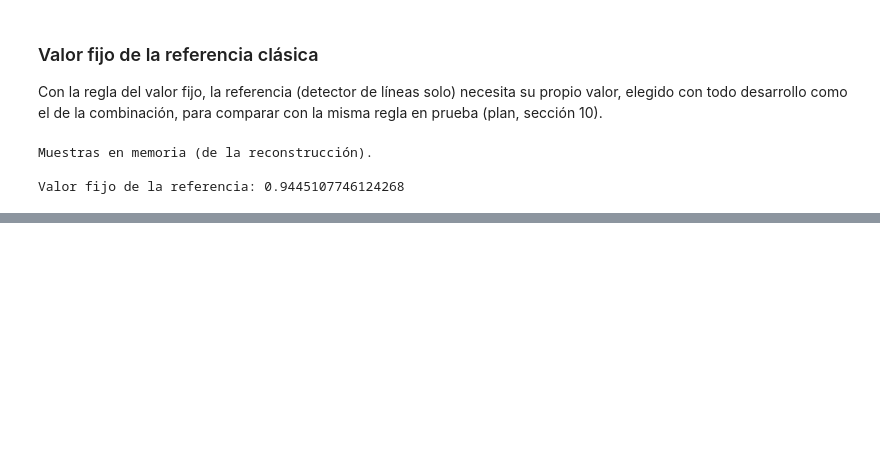
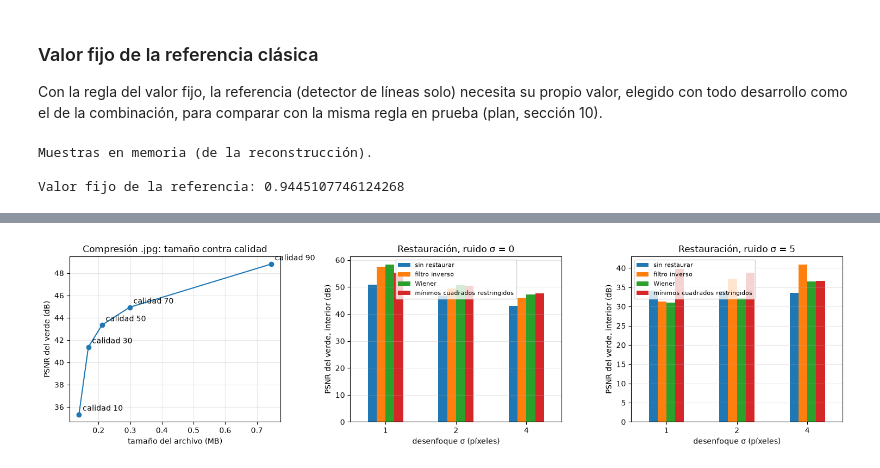
Before and after one commit to afrateitba/TP-PSI-G8, a Jupyter notebook: notebooks/08_robustez.ipynb, the cells around one changed output, grey strips where cells are left out. Cells and saved outputs as stored; diff of their text form; code cells hidden in the pictures; blank space fills up the shorter version.

Commit message:
Etapa 8: compresión y reconstrucción de la foto; esquema y plan actualizados

```diff
--- a/notebooks/08_robustez.ipynb
+++ b/notebooks/08_robustez.ipynb
@@ -577,3 +750,26 @@ Valor fijo de la referencia: 0.9445107746124268
+# %%
+fig, ax = plt.subplots(1, 3, figsize=(15, 4))
+r = resumen_ji.drop(index="original")
+ax[0].plot(r["MB"], r["PSNR"], "o-")
+for q, fila in r.iterrows():
+    ax[0].annotate(f"calidad {q}", (fila["MB"], fila["PSNR"]), textcoords="offset points", xytext=(5, 5))
+ax[0].set_xlabel("tamaño del archivo (MB)")
+ax[0].set_ylabel("PSNR del verde (dB)")
+ax[0].set_title("Compresión .jpg: tamaño contra calidad")
+ax[0].grid(alpha=0.3)
+for a, ruido in zip(ax[1:], RESTORE_NOISE_SIGMAS):
+    t = tabla_rest[tabla_rest["Ruido"] == ruido].pivot_table(index="Desenfoque", columns="Método",
+                                                             values="PSNR interior")[orden_m]
+    t.plot.bar(ax=a, rot=0)
+    a.set_xlabel("desenfoque σ (píxeles)")
+    a.set_ylabel("PSNR del verde, interior (dB)")
+    a.set_title(f"Restauración, ruido σ = {ruido}")
+    a.grid(alpha=0.3, axis="y")
+    a.legend(fontsize=8)
+plt.tight_layout()
+plt.show()
+# %% [output]
+[figure, added]
 # %% [markdown]
 ## Decisión (escrita después de correr)
 
```
Also changed, not shown: parts of 5 cells of this notebook, 2 other files.
